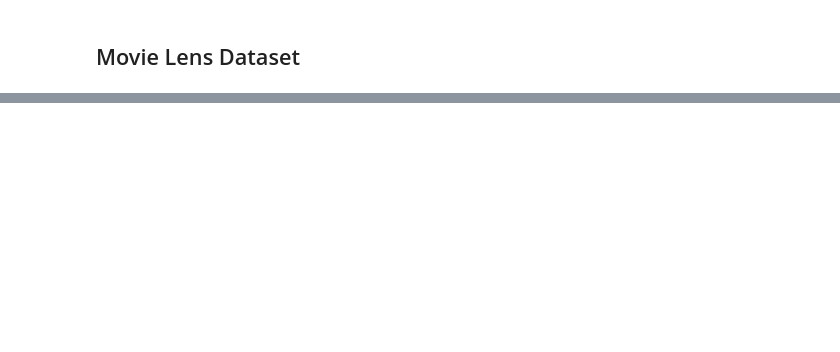
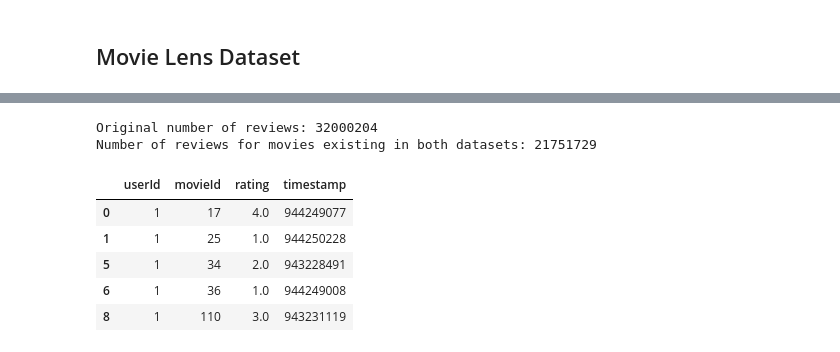
Before and after one commit to natchanonnn/personalised-movie-recommendation, a Jupyter notebook: notebooks/data_collection.ipynb, the cells around one changed output, grey strips where cells are left out. Cells and saved outputs as stored; diff of their text form; code cells hidden in the pictures; blank space fills up the shorter version.

```diff
--- a/notebooks/data_collection.ipynb
+++ b/notebooks/data_collection.ipynb
@@ -215,0 +310,21 @@ mvl_movies
+# %%
+common_tmdb_ids = tmdb_movie_ids.intersection(movielens_movie_ids)
+
+# Get the MovieLens 'movieId's that correspond to the common TMDB IDs
+common_movielens_movie_ids = mvl_movies[mvl_movies['tmdbId'].isin(common_tmdb_ids)]['movieId']
+
+# Filter the reviews dataframe to include only these common movies
+filtered_reviews = reviews[reviews['movieId'].isin(common_movielens_movie_ids)]
+
+print(f"Original number of reviews: {len(reviews)}")
+print(f"Number of reviews for movies existing in both datasets: {len(filtered_reviews)}")
+display(filtered_reviews.head())
+# %% [output]
+Original number of reviews: 32000204
+Number of reviews for movies existing in both datasets: 21751729
+|  | userId | movieId | rating | timestamp |
+| 0 | 1 | 17 | 4.0 | 944249077 |
+| 1 | 1 | 25 | 1.0 | 944250228 |
+| 5 | 1 | 34 | 2.0 | 943228491 |
+| 6 | 1 | 36 | 1.0 | 944249008 |
+| 8 | 1 | 110 | 3.0 | 943231119 |
```
Also changed, not shown: parts of 9 cells of this notebook.
